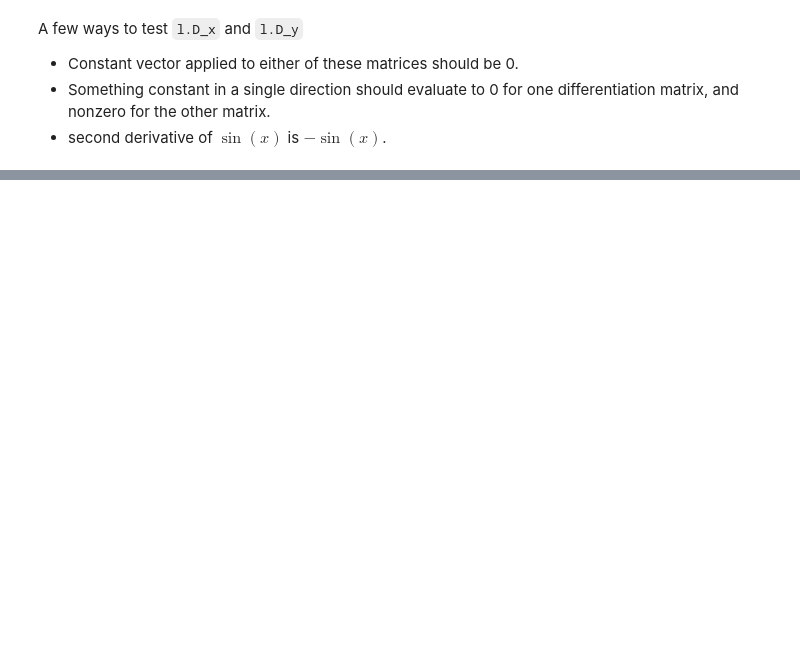
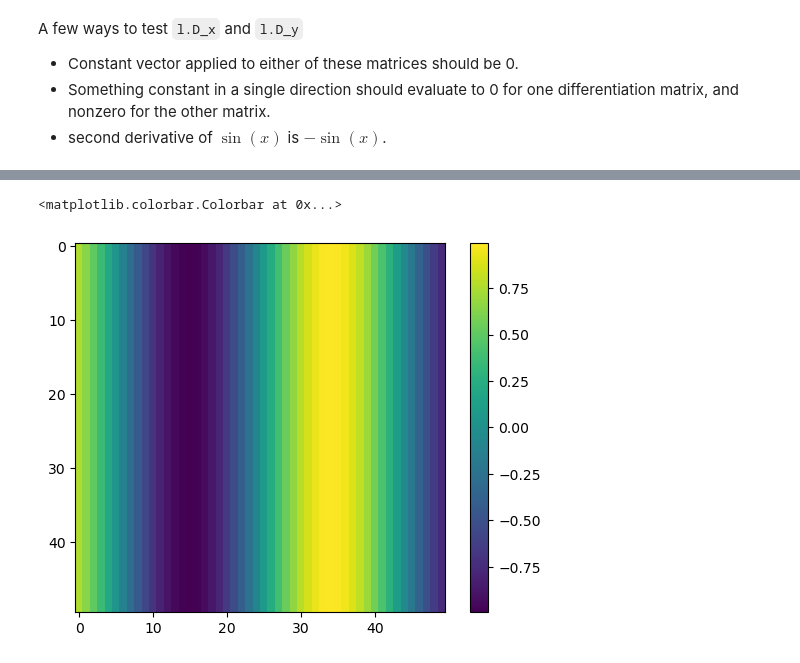
Before and after one commit to meliao/helmholtz_solvers, a Jupyter notebook: checks/differentiation_matrices.ipynb, the cells around one changed output, grey strips where cells are left out. Drawn from its saved outputs; the diff is of its cells as text; code cells hidden in the pictures; blank space fills up the shorter version.

```diff
--- a/checks/differentiation_matrices.ipynb
+++ b/checks/differentiation_matrices.ipynb
@@ -44,0 +137,6 @@ A few ways to test `l.D_x` and `l.D_y`
+# %%
+plt.imshow(out_1_reg.numpy().reshape(N_CHEB_PTS, N_CHEB_PTS))
+plt.colorbar()
+# %% [output]
+<matplotlib.colorbar.Colorbar at 0x...>
+[figure, added]
```
Also changed, not shown: parts of 15 cells of this notebook, 7 other files.
